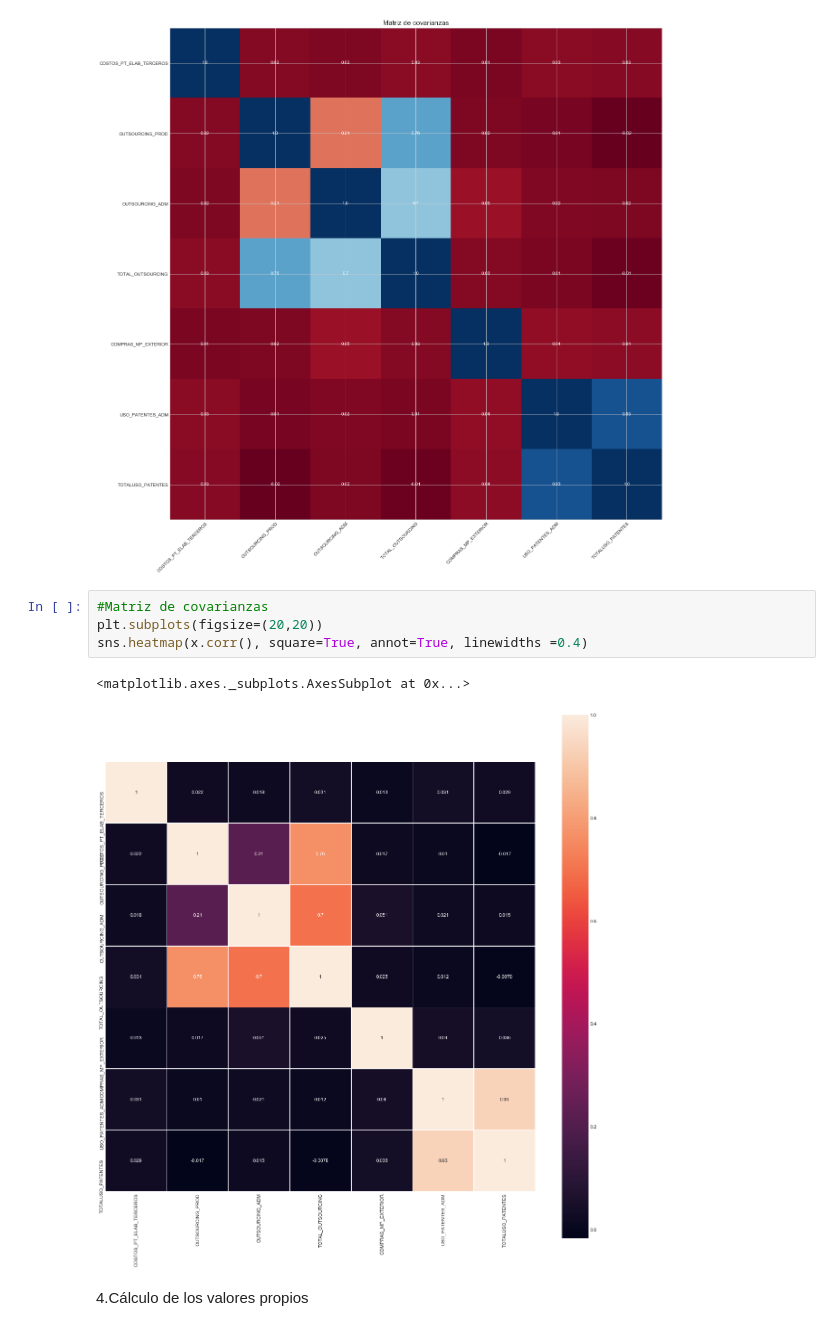
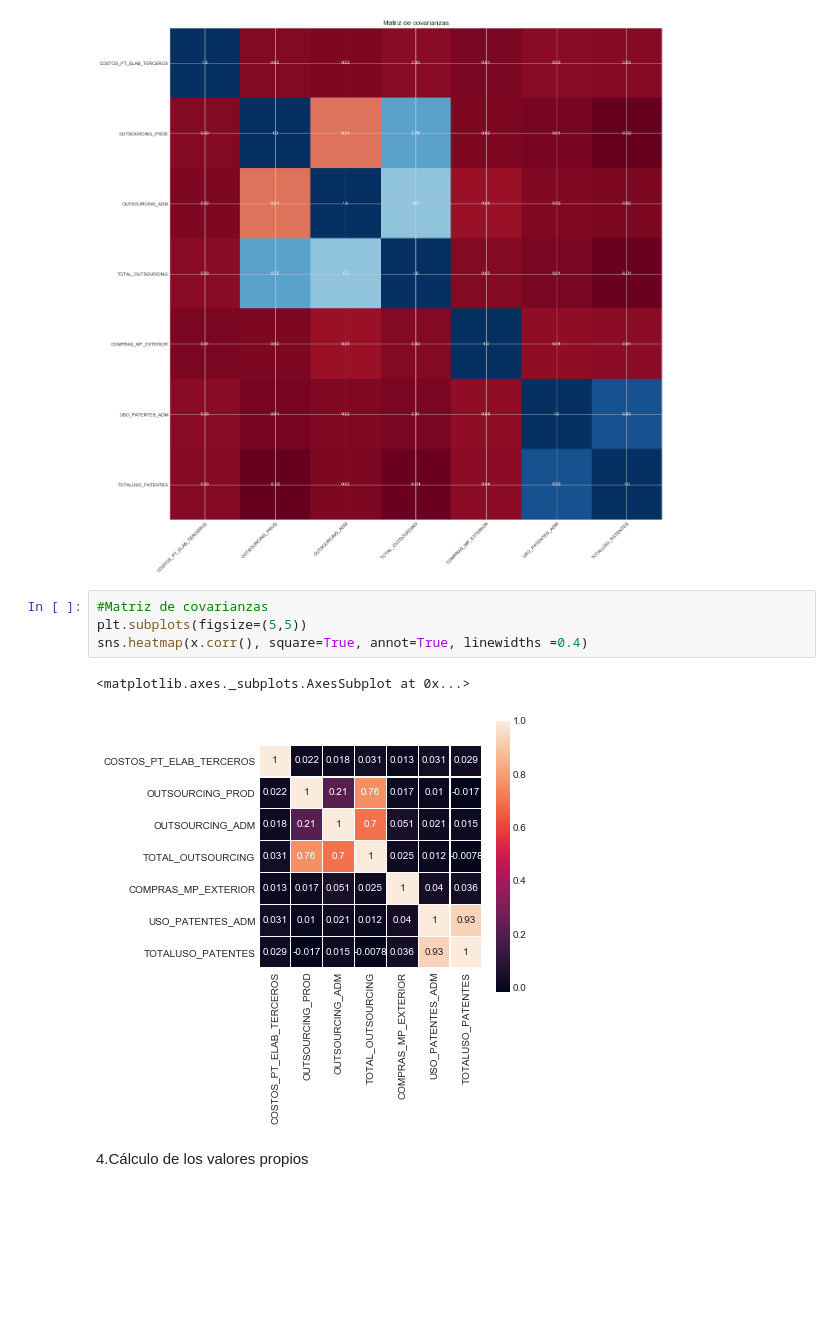
Before and after one commit to KatherinAcosta/Proyecto2018, a Jupyter notebook: 4.2.2.1 PCA Capacidades Dinámicas Absorción.ipynb, the cells around one changed output. Cells and saved outputs as stored; diff of their text form; blank space fills up the shorter version.

```diff
--- a/4.2.2.1 PCA Capacidades Dinámicas Absorción.ipynb
+++ b/4.2.2.1 PCA Capacidades Dinámicas Absorción.ipynb
@@ -135,11 +135,11 @@ plt.show()
 [figure]
 # %%
 #Matriz de covarianzas
-plt.subplots(figsize=(20,20))
+plt.subplots(figsize=(5,5))
 sns.heatmap(x.corr(), square=True, annot=True, linewidths =0.4)
 # %% [output]
 <matplotlib.axes._subplots.AxesSubplot at 0x...>
-[figure, old version]
+[figure, new version]
 # %% [markdown]
 4.Cálculo de los valores propios
 # %%
```
Also changed, not shown: parts of 1 cell of this notebook.
